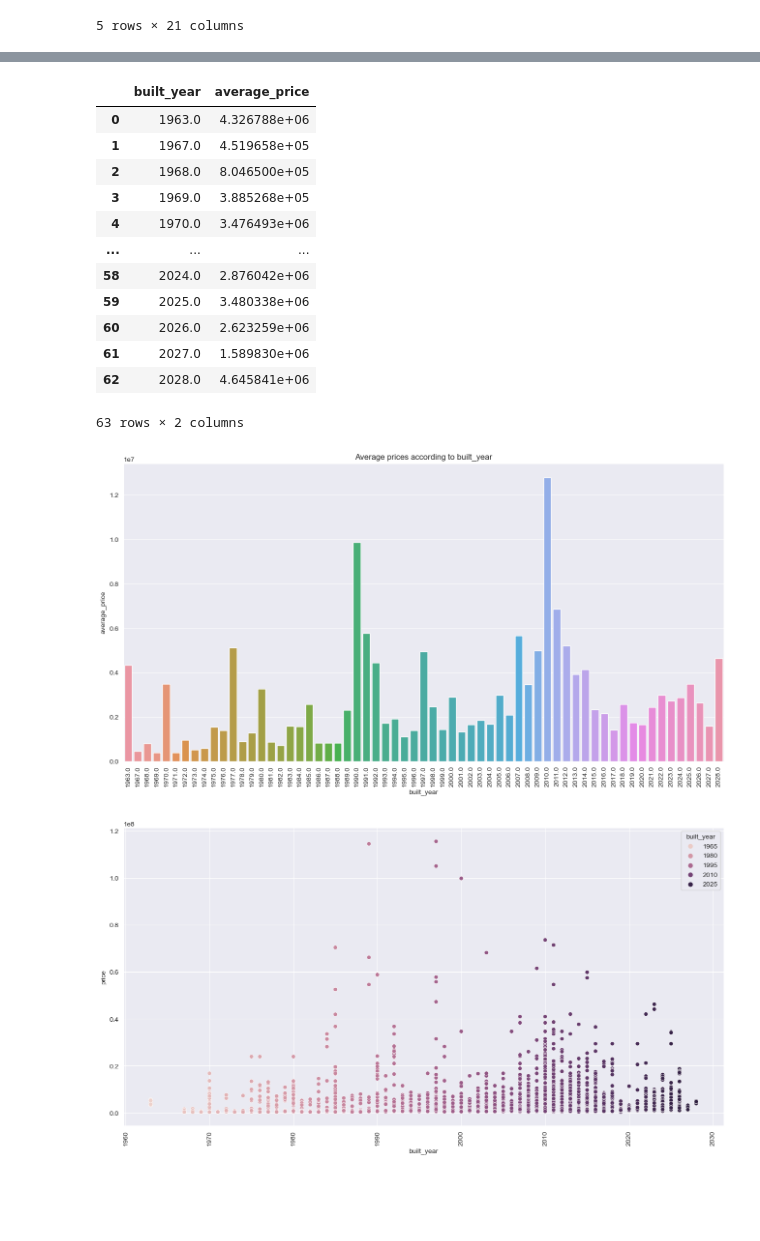
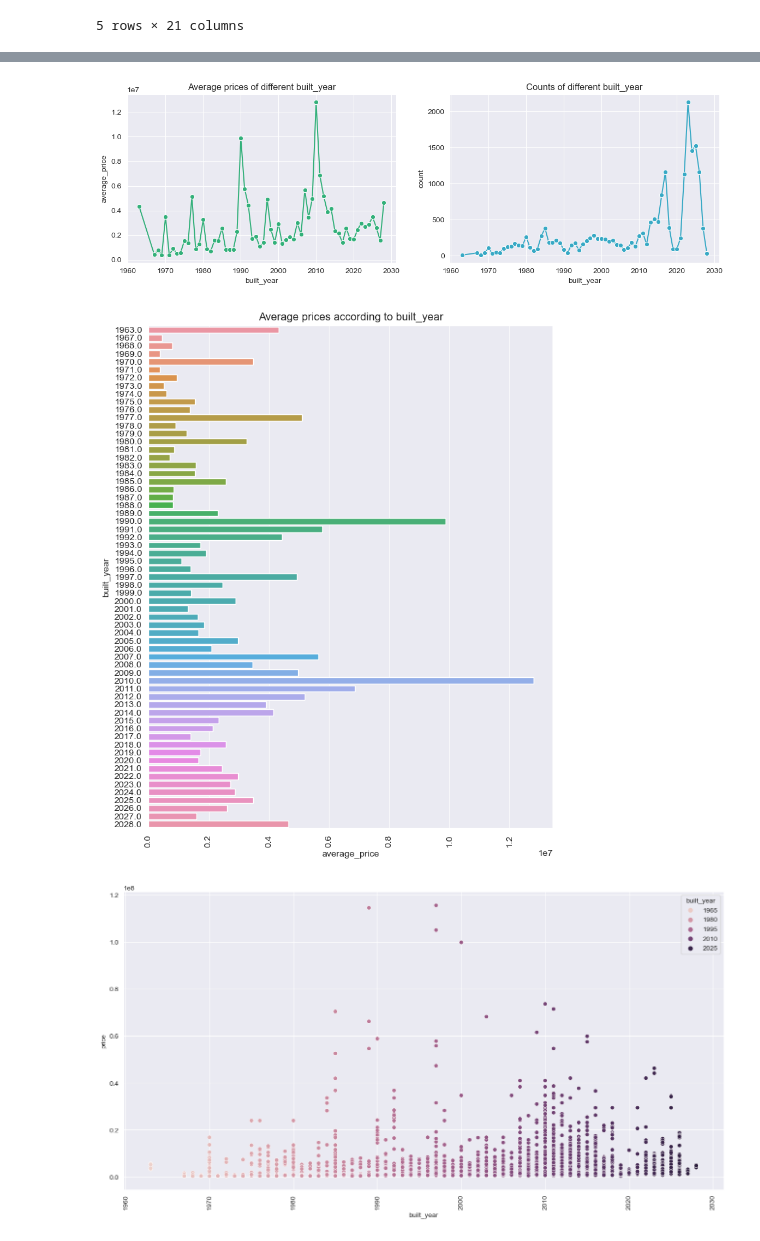
Before and after one commit to atul1696/cs5228-project, a Jupyter notebook: EDA.ipynb, the cells around one changed output, grey strips where cells are left out. Saved outputs shown, nothing was run; the diff lists cells and outputs as text; code cells hidden in the pictures; blank space fills up the shorter version.

```diff
--- a/EDA.ipynb
+++ b/EDA.ipynb
@@ -14,7 +14,8 @@ import pandas as pd
 import matplotlib.pyplot as plt
 import seaborn as sns
 sns.set_style('darkgrid')
-sns.set_palette('Set2')
+# sns.set_palette('Set2')
+palette = sns.husl_palette(10)
 # %%
 trainX, trainY = read_csv('data/train.csv', ylabel='price')
 # %%
@@ -168,29 +112,22 @@ ax.set(title='Counts of different property_types', xlabel='count', ylabel='prope
 # %%
-df_built_year_average_price = train_X_Y.groupby('built_year', as_index=False)['price'].mean()
-df_built_year_average_price.rename(columns={'price': 'average_price'}, inplace=True)
+df_built_year_average_price = train_X_Y.groupby('built_year', as_index=False)['price'].mean().rename(columns={'price': 'average_price'})
+df_built_year_counts = train_X_Y.groupby('built_year', as_index=False)['price'].count().rename(columns={'price': 'count'})
 # %%
-df_built_year_average_price.head(100)
+fig, axs = plt.subplots(ncols=2, figsize=(14,4))
+sns.lineplot(data=df_built_year_average_price, x='built_year', y='average_price', ax=axs[0], marker='o', color=palette[4])
+axs[0].set(title='Average prices of different built_year')
+sns.lineplot(data=df_built_year_counts, x='built_year', y='count', ax=axs[1], marker='o', color=palette[6])
+axs[1].set(title='Counts of different built_year')
+plt.show()
 # %% [output]
-|  | built_year | average_price |
-| 0 | 1963.0 | 4.326788e+06 |
-| 1 | 1967.0 | 4.519658e+05 |
-| 2 | 1968.0 | 8.046500e+05 |
-| 3 | 1969.0 | 3.885268e+05 |
-| 4 | 1970.0 | 3.476493e+06 |
-| ... | ... | ... |
-| 58 | 2024.0 | 2.876042e+06 |
-| 59 | 2025.0 | 3.480338e+06 |
-| 60 | 2026.0 | 2.623259e+06 |
-| 61 | 2027.0 | 1.589830e+06 |
-| 62 | 2028.0 | 4.645841e+06 |
-63 rows × 2 columns
+[figure, added]
 # %%
-plt.figure(figsize=(16, 8))
-ax = sns.barplot(data=df_built_year_average_price, x='built_year', y='average_price')
-ax.set(title='Average prices according to built_year', xlabel='built_year', ylabel='average_price')
+plt.figure(figsize=(8, 10))
+ax = sns.barplot(data=df_built_year_average_price, y='built_year', x='average_price', orient='h')
+ax.set(title='Average prices according to built_year', xlabel='average_price', ylabel='built_year')
 ax.tick_params(axis='x', rotation=90)
 # %% [output]
-[figure, old version]
+[figure, new version]
 # %%
 plt.figure(figsize=(16, 8))
 ax = sns.scatterplot(data=train_X_Y, x='built_year', y='price', hue='built_year')
```
Also changed, not shown: parts of 29 cells of this notebook.
